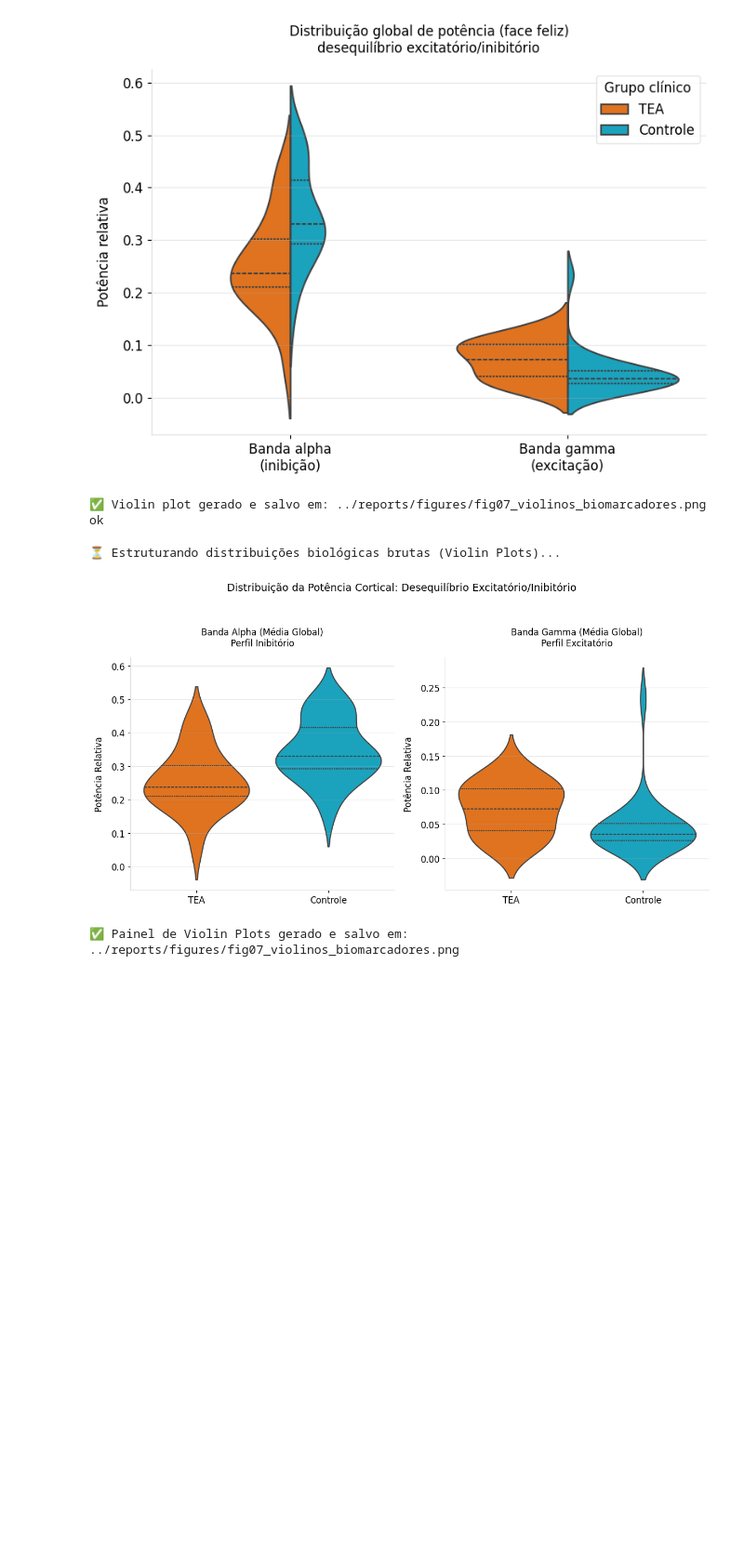
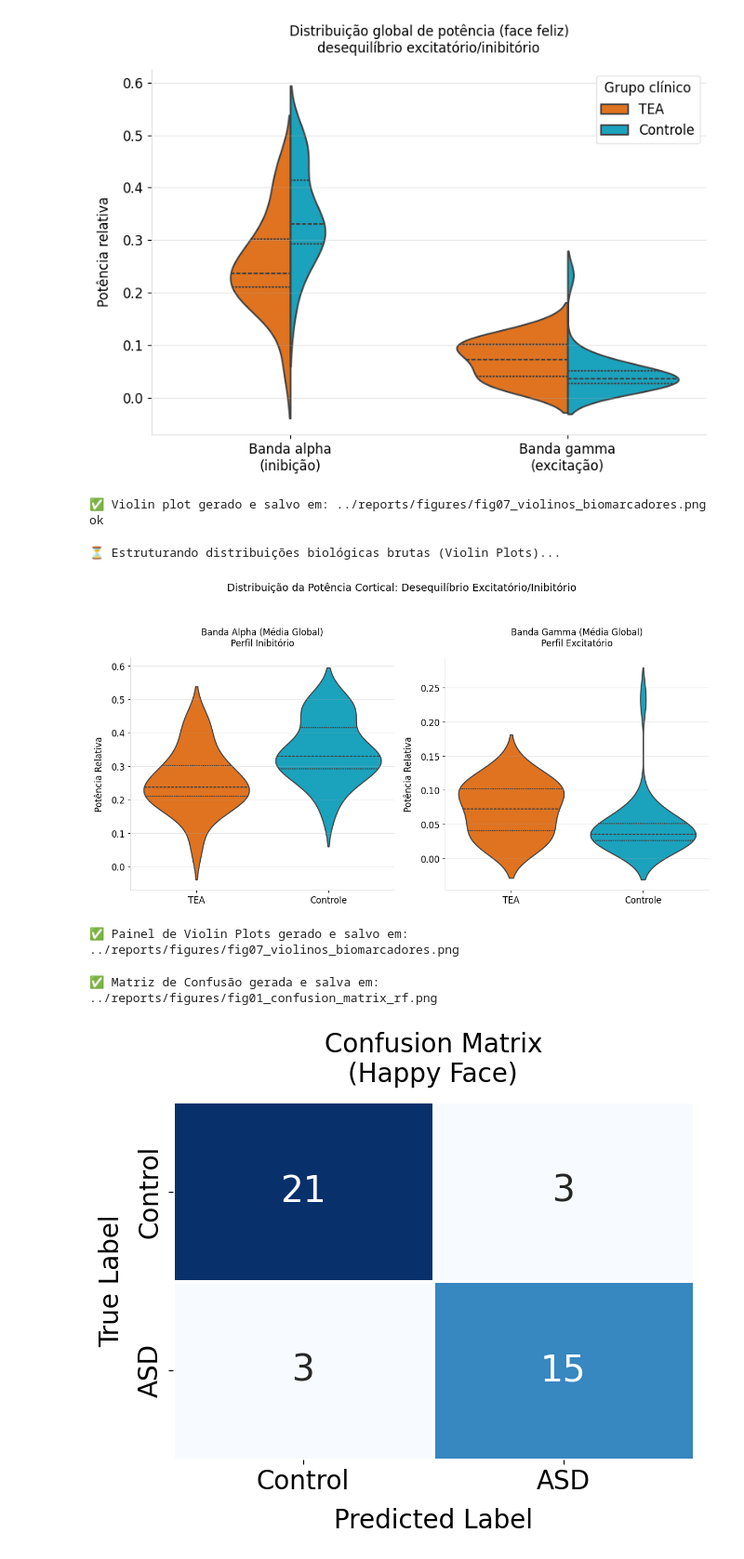
Before and after one commit to brunoandrade-osw/eeg-asd-classification, a Jupyter notebook: notebooks/05_Plots.ipynb, the cells around one changed output. Shown at 93% size. Cells and saved outputs as stored; diff of their text form; code cells hidden in the pictures; blank space fills up the shorter version.

Commit message:
plots

```diff
--- a/notebooks/05_Plots.ipynb
+++ b/notebooks/05_Plots.ipynb
@@ -870,3 +870,82 @@ print(f"✅ Painel de Violin Plots gerado e salvo em: {caminho_violino}")
 ⏳ Estruturando distribuições biológicas brutas (Violin Plots)...
 [figure]
 ✅ Painel de Violin Plots gerado e salvo em: ../reports/figures/fig07_violinos_biomarcadores.png
+# %%
+# 01. VISUALIZAÇÃO: MATRIZ DE CONFUSÃO (RANDOM FOREST 5-FOLD CV)
+
+import pandas as pd
+import numpy as np
+import matplotlib.pyplot as plt
+import seaborn as sns
+from sklearn.ensemble import RandomForestClassifier
+from sklearn.model_selection import StratifiedKFold, cross_val_predict
+from sklearn.preprocessing import StandardScaler
+from sklearn.pipeline import Pipeline
+from sklearn.metrics import confusion_matrix
+import warnings
+import os
+
+warnings.filterwarnings("ignore")
+
+# 1. Configurações Visuais
+plt.rcParams.update({
+    'font.size': 20,
+    'axes.titlesize': 20,
+    'axes.labelsize': 20,
+    'xtick.labelsize': 20,
+    'ytick.labelsize': 20,
+    'font.weight': 'normal',
+    'axes.labelweight': 'normal',
+    'axes.titleweight': 'normal'
+})
+
+# 2. Carregamento e Filtragem (Apenas Face Feliz)
+caminho_csv = '../reports/tabela_features_eeg_completa.csv'
+df = pd.read_csv(caminho_csv)
+
+df_f = df[df['Condicao'] == 'Face Feliz'].copy()
+df_f = df_f.groupby(['ID', 'Grupo']).mean(numeric_only=True).reset_index()
+
+y = df_f['Grupo'].apply(lambda x: 1 if 'TEA' in x else 0).values
+
+# 5 Variáveis de Ouro
+features_ouro = ['AlphaRel_P3', 'AlphaRel_Fp2', 'BetaRel_F7', 'AlphaRel_F8', 'GammaRel_F7']
+X = df_f[features_ouro].values
+
+# 3. Pipeline final (StandardScaler + Random Forest)
+pipeline = Pipeline([
+    ('scaler', StandardScaler()),
+    ('clf', RandomForestClassifier(random_state=42))
+])
+
+# Validação Rigorosa
+cv_strategy = StratifiedKFold(n_splits=5, shuffle=True, random_state=23)
+
+# 4. Preparação do Plot
+fig, ax = plt.subplots(figsize=(7, 6))
+fig.patch.set_facecolor('white')
+
+# Predição com 5-Fold CV
+y_pred = cross_val_predict(pipeline, X, y, cv=cv_strategy)
+cm = confusion_matrix(y, y_pred)
+
+# Plotagem
+sns.heatmap(cm, annot=True, fmt='d', cmap='Blues', cbar=False, ax=ax,
+            xticklabels=['Control', 'ASD'], yticklabels=['Control', 'ASD'],
+            annot_kws={"size": 28, "weight": "normal"},
+            linewidths=2, linecolor='white')
+
+ax.set_title('Confusion Matrix\n(Happy Face)', pad=15)
+ax.set_ylabel('True Label', labelpad=10)
+ax.set_xlabel('Predicted Label', labelpad=10)
+
+plt.tight_layout()
+
+os.makedirs('../reports/figures', exist_ok=True)
+caminho_imagem = '../reports/figures/fig01_confusion_matrix_rf.png'
+plt.savefig(caminho_imagem, dpi=300, bbox_inches='tight')
+print(f"✅ Matriz de Confusão gerada e salva em: {caminho_imagem}")
+plt.show()
+# %% [output]
+✅ Matriz de Confusão gerada e salva em: ../reports/figures/fig01_confusion_matrix_rf.png
+[figure, added]
```
Also changed, not shown: parts of 2 cells of this notebook, 3 other files.
